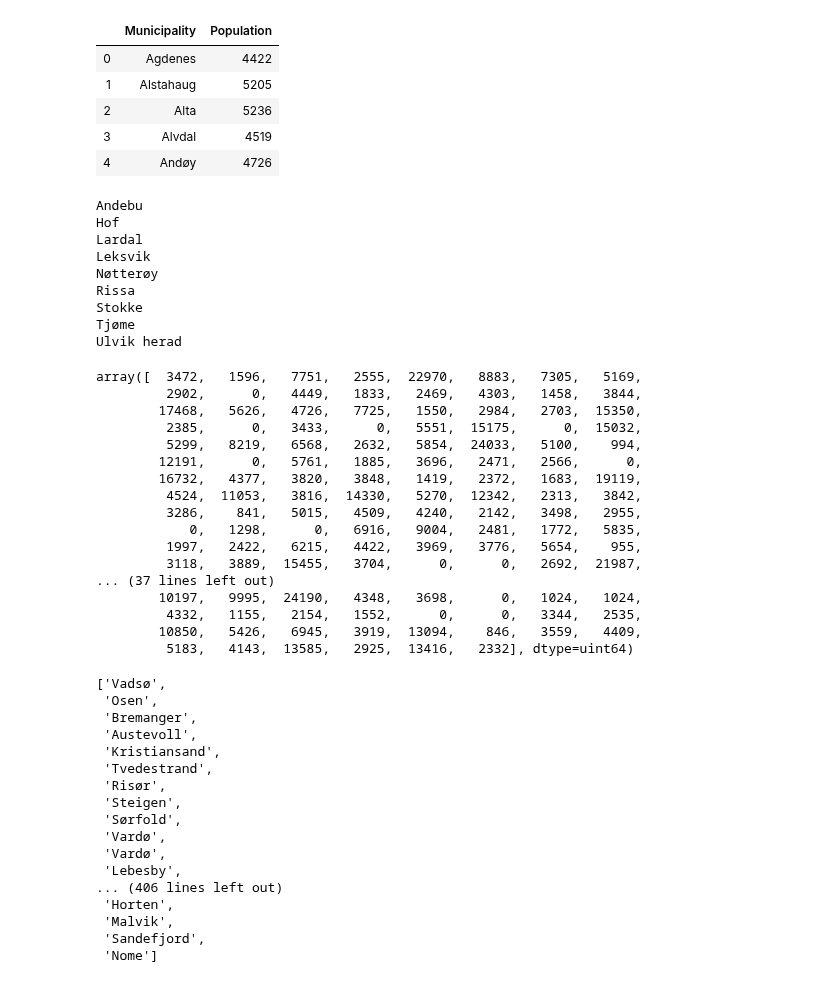
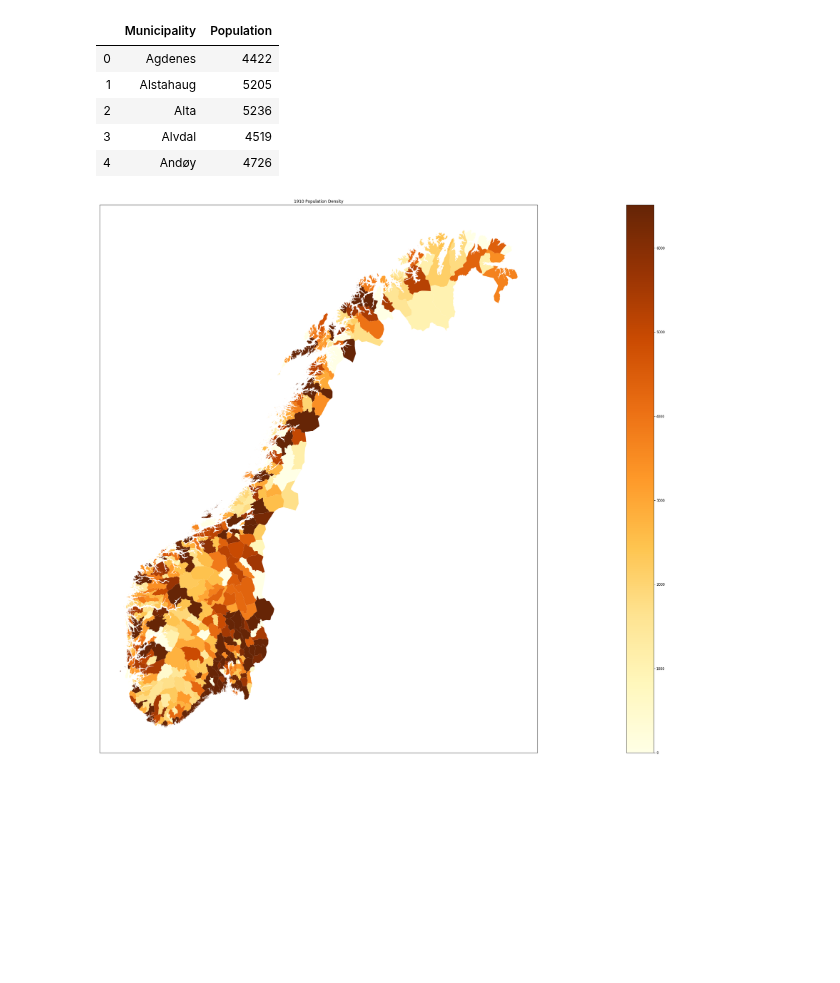
Before and after one commit to BerntA/NorwegianDemographics, a Jupyter notebook: src/visualize.ipynb, the cells around one changed output. Cells and saved outputs as stored; diff of their text form; code cells hidden in the pictures; blank space fills up the shorter version.

Commit message:
- Updated visualization of results, we now have 1910 full pop, and births, todo: redo gif.

```diff
--- a/src/visualize.ipynb
+++ b/src/visualize.ipynb
@@ -78,7 +80,7 @@ def visualize(data, values, title='', cat=False, figPath=None, dontShow=False):
 
     ax = data.plot(
         column=values,
-        cmap='Reds',
+        cmap='YlOrBr',
         legend=True,
         vmin=0.0,
         vmax=(np.ceil(values[values.nonzero()].mean()) if (cat == False) else len(set(values))),
@@ -146,57 +148,8 @@ df_pop_1910.head()
 # %%
 pop = np.zeros(len(df_municipalities), dtype=np.uint64)
 for m, c in zip(df_pop_1910.Municipality, df_pop_1910.Population):
-    if m not in MUNICIPALITIES:
-        print(m)
-    else:
-        pop[MUNICIPALITIES_IDX[m]] = c
-
-pop
-#visualize(df_municipalities, population, '1910 Population Density')
+    pop[MUNICIPALITIES_IDX[m]] = c
-# %% [output]
-Andebu
-Hof
-Lardal
-Leksvik
-Nøtterøy
-Rissa
-Stokke
-Tjøme
-Ulvik herad
-array([  3472,   1596,   7751,   2555,  22970,   8883,   7305,   5169,
-         2902,      0,   4449,   1833,   2469,   4303,   1458,   3844,
-        17468,   5626,   4726,   7725,   1550,   2984,   2703,  15350,
-         2385,      0,   3433,      0,   5551,  15175,      0,  15032,
-         5299,   8219,   6568,   2632,   5854,  24033,   5100,    994,
-        12191,      0,   5761,   1885,   3696,   2471,   2566,      0,
-        16732,   4377,   3820,   3848,   1419,   2372,   1683,  19119,
-         4524,  11053,   3816,  14330,   5270,  12342,   2313,   3842,
-         3286,    841,   5015,   4509,   4240,   2142,   3498,   2955,
-            0,   1298,      0,   6916,   9004,   2481,   1772,   5835,
-         1997,   2422,   6215,   4422,   3969,   3776,   5654,    955,
-         3118,   3889,  15455,   3704,      0,      0,   2692,  21987,
-... (37 lines left out)
-        10197,   9995,  24190,   4348,   3698,      0,   1024,   1024,
-         4332,   1155,   2154,   1552,      0,      0,   3344,   2535,
-        10850,   5426,   6945,   3919,  13094,    846,   3559,   4409,
-         5183,   4143,  13585,   2925,  13416,   2332], dtype=uint64)
-# %%
-list(df_municipalities.Municipality)
-# %% [output]
-['Vadsø',
- 'Osen',
- 'Bremanger',
- 'Austevoll',
- 'Kristiansand',
- 'Tvedestrand',
- 'Risør',
- 'Steigen',
- 'Sørfold',
- 'Vardø',
- 'Vardø',
- 'Lebesby',
-... (406 lines left out)
- 'Horten',
- 'Malvik',
- 'Sandefjord',
- 'Nome']
+# %%
+visualize(df_municipalities, pop, '1910 Population Density', False, '1910_img_test')
+# %% [output]
+[figure, added]
```
Also changed, not shown: parts of 3 cells of this notebook, 2 other files.
